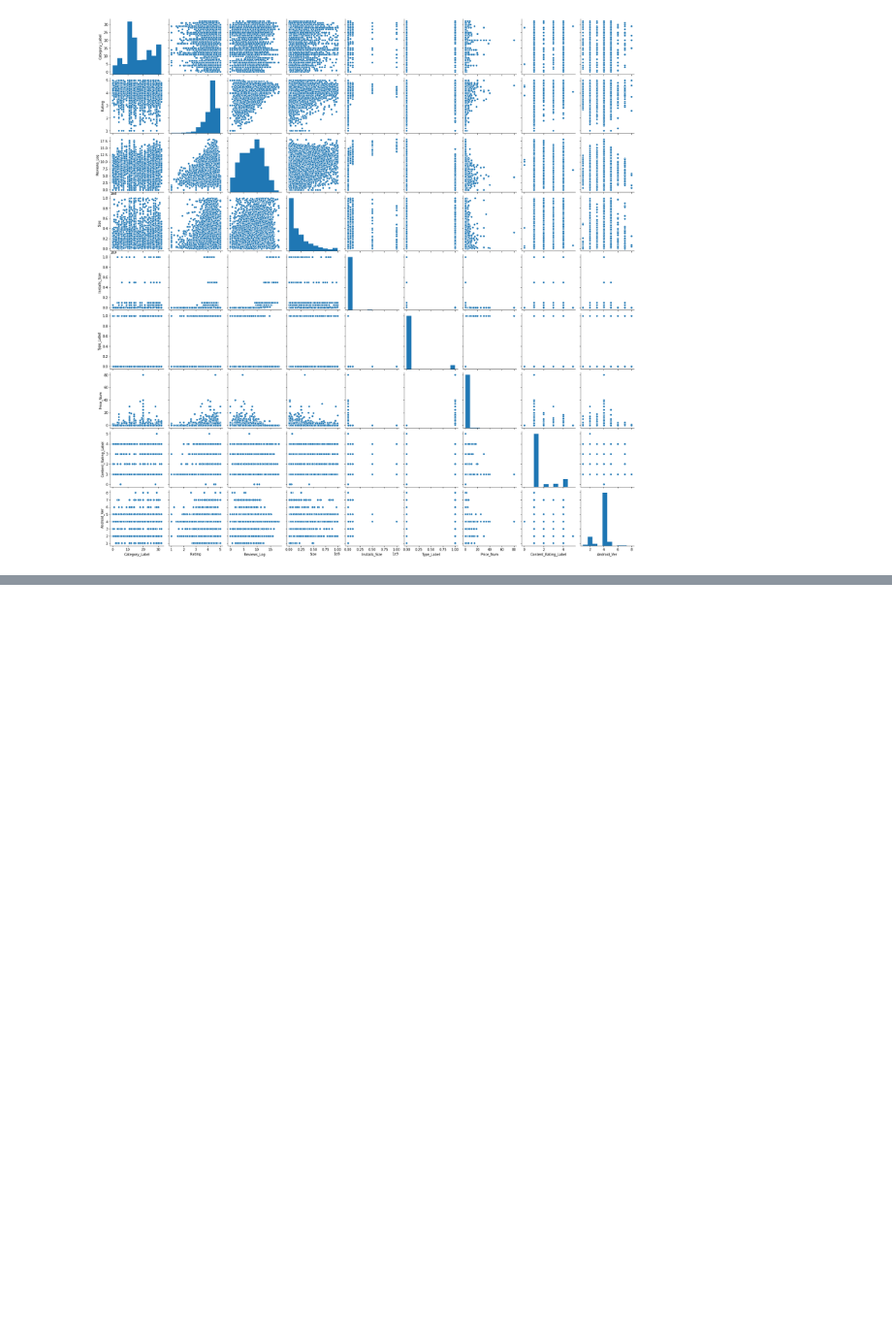
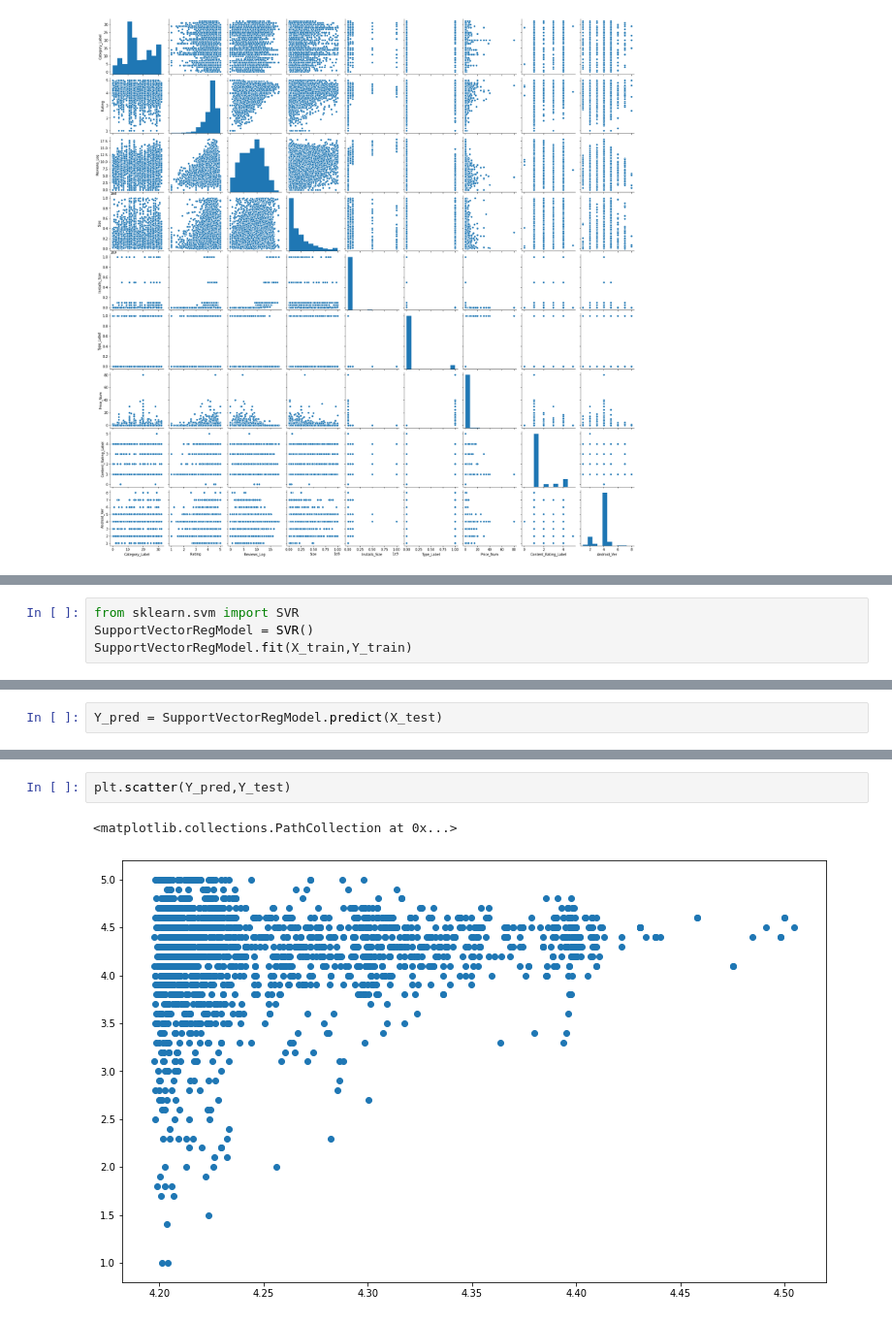
Before and after one commit to mohit138/Google-App-Store, a Jupyter notebook: GooglePlayStore.ipynb, the cells around one changed output, grey strips where cells are left out. Shown at 97% size. Drawn from its saved outputs; the diff is of its cells as text; blank space fills up the shorter version.

```diff
--- a/GooglePlayStore.ipynb
+++ b/GooglePlayStore.ipynb
@@ -499,0 +590,4 @@ sns.pairplot(data_processed)
+# %%
+from sklearn.svm import SVR
+SupportVectorRegModel = SVR()
+SupportVectorRegModel.fit(X_train,Y_train)
@@ -499,0 +597,2 @@ sns.pairplot(data_processed)
+# %%
+Y_pred = SupportVectorRegModel.predict(X_test)
@@ -499,0 +625,5 @@ sns.pairplot(data_processed)
+# %%
+plt.scatter(Y_pred,Y_test)
+# %% [output]
+<matplotlib.collections.PathCollection at 0x...>
+[figure, added]
```
Also changed, not shown: parts of 20 cells of this notebook.
